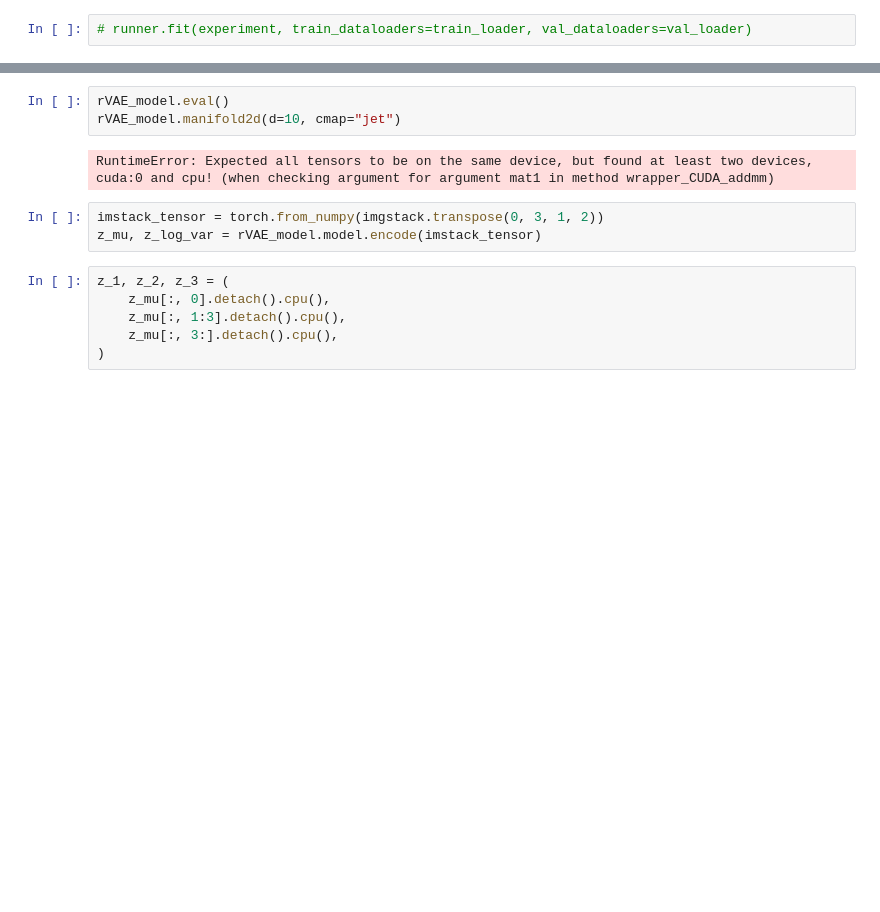
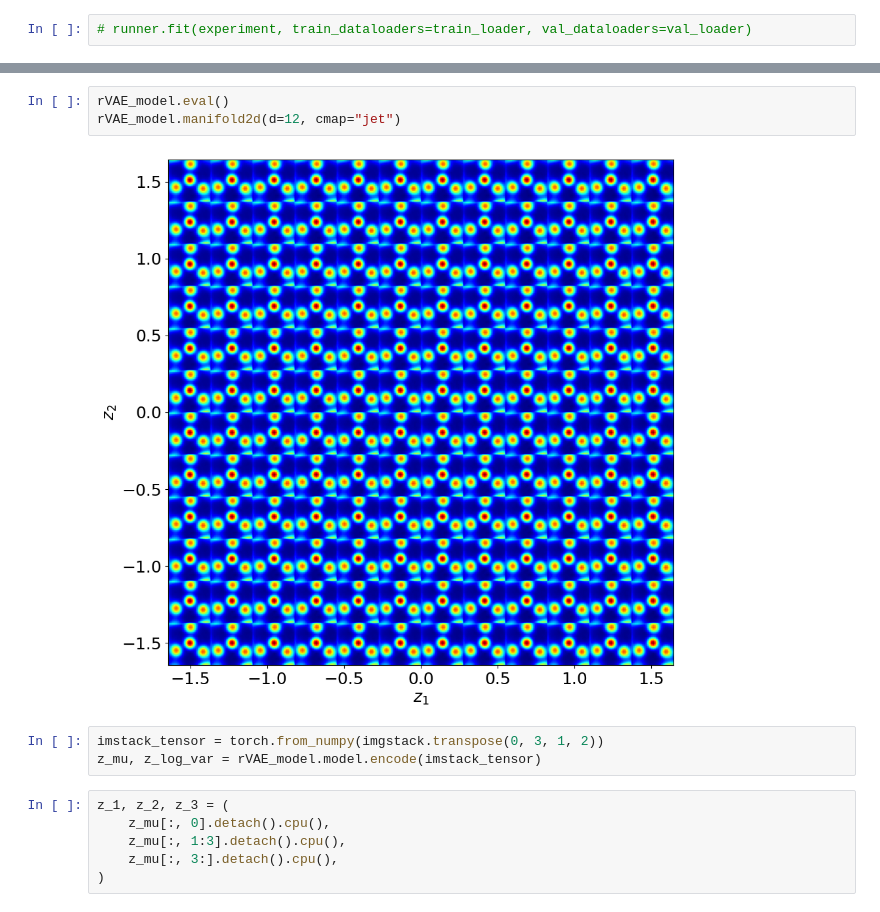
Before and after one commit to ikkihou/rVAE-Paper-Repro, a Jupyter notebook: rVAE_chemTransform.ipynb, the cells around one changed output, grey strips where cells are left out. Cells and saved outputs as stored; diff of their text form; blank space fills up the shorter version.

```diff
--- a/rVAE_chemTransform.ipynb
+++ b/rVAE_chemTransform.ipynb
@@ -410,8 +411,8 @@ rVAE_model = VAEXperiment.load_from_checkpoint(
 # %%
 rVAE_model.eval()
-rVAE_model.manifold2d(d=10, cmap="jet")
+rVAE_model.manifold2d(d=12, cmap="jet")
 # %% [output]
-RuntimeError: Expected all tensors to be on the same device, but found at least two devices, cuda:0 and cpu! (when checking argument for argument mat1 in method wrapper_CUDA_addmm)
+[figure, added]
 # %%
 imstack_tensor = torch.from_numpy(imgstack.transpose(0, 3, 1, 2))
 z_mu, z_log_var = rVAE_model.model.encode(imstack_tensor)
```
Also changed, not shown: parts of 7 cells of this notebook, 1 other file.
